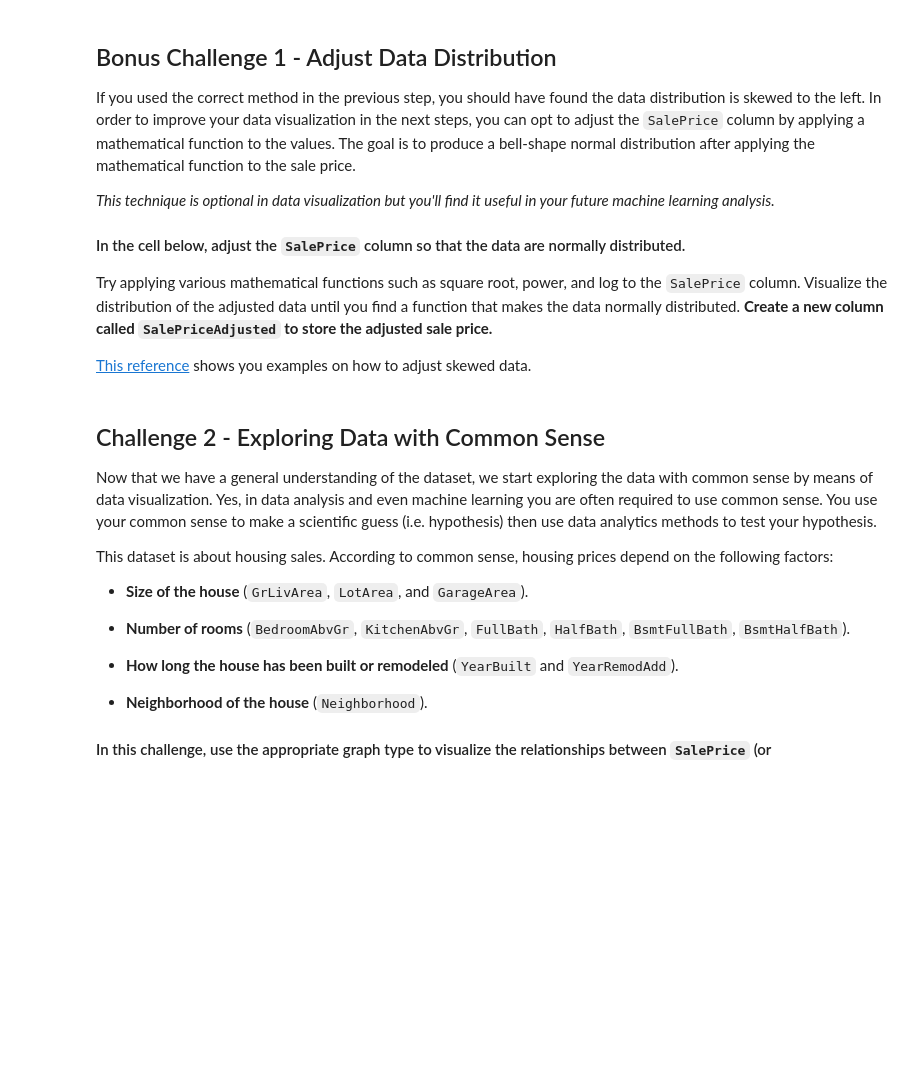
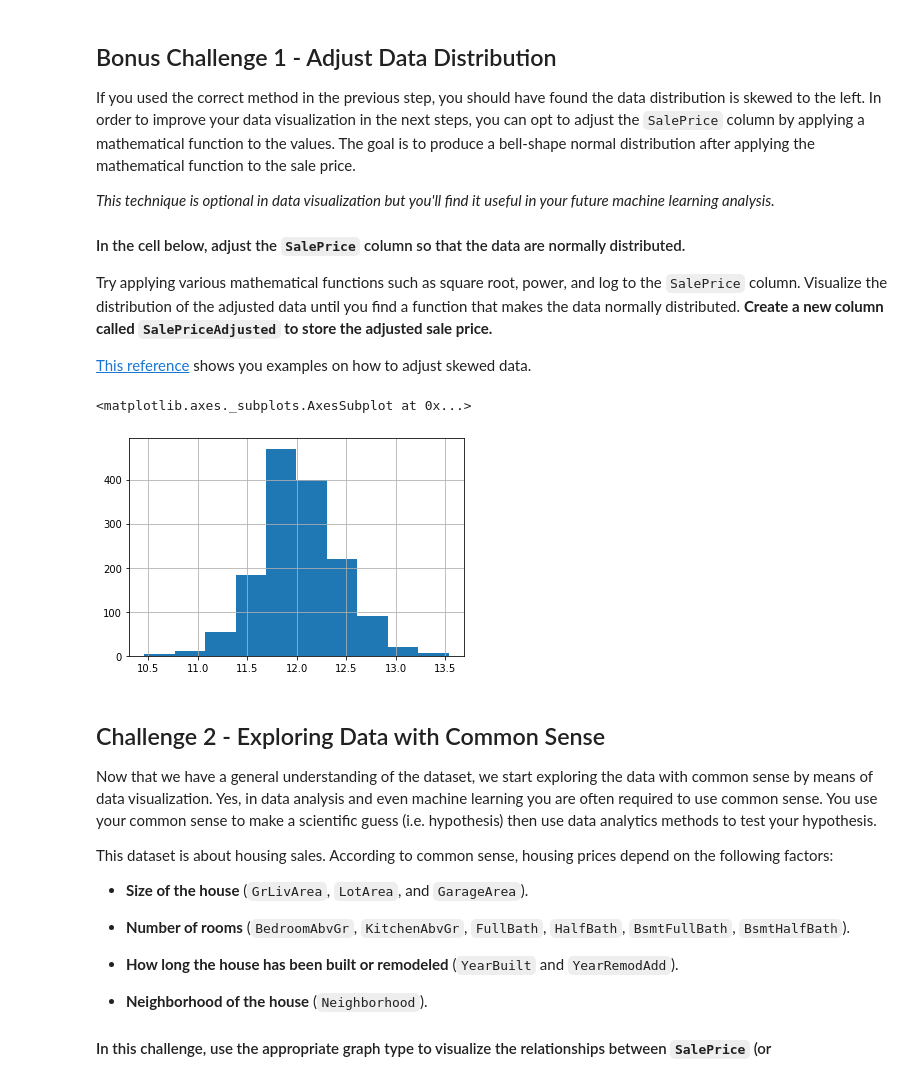
Before and after one commit to ta-datapt-bcn/lab-storytelling-data-visualization, a Jupyter notebook: your-code/main.ipynb, the cells around one changed output. Saved outputs shown, nothing was run; the diff lists cells and outputs as text; code cells hidden in the pictures; blank space fills up the shorter version.

```diff
--- a/your-code/main.ipynb
+++ b/your-code/main.ipynb
@@ -80,3 +131,8 @@ Try applying various mathematical functions such as square root, power, and log
+# %%
+df['SalePrice'].apply(math.log).hist()
+# %% [output]
+<matplotlib.axes._subplots.AxesSubplot at 0x...>
+[figure, added]
 # %% [markdown]
 ## Challenge 2 - Exploring Data with Common Sense
 
```
Also changed, not shown: parts of 24 cells of this notebook.
